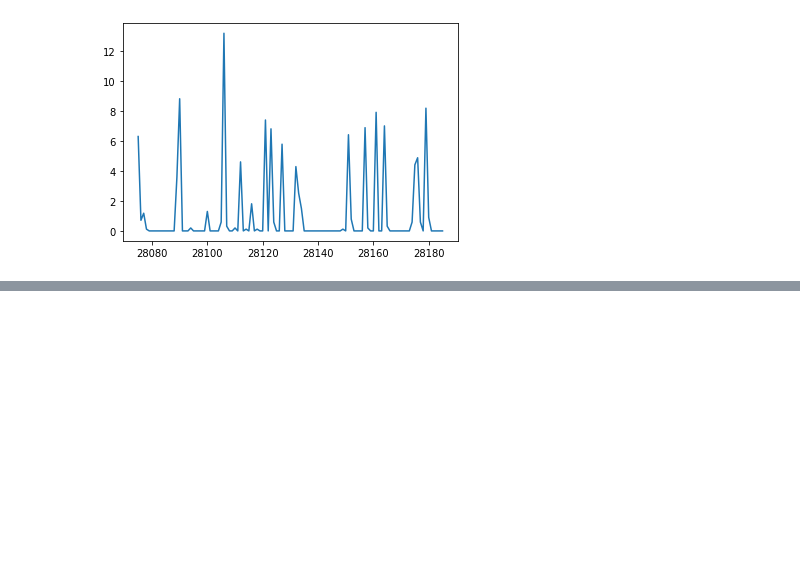
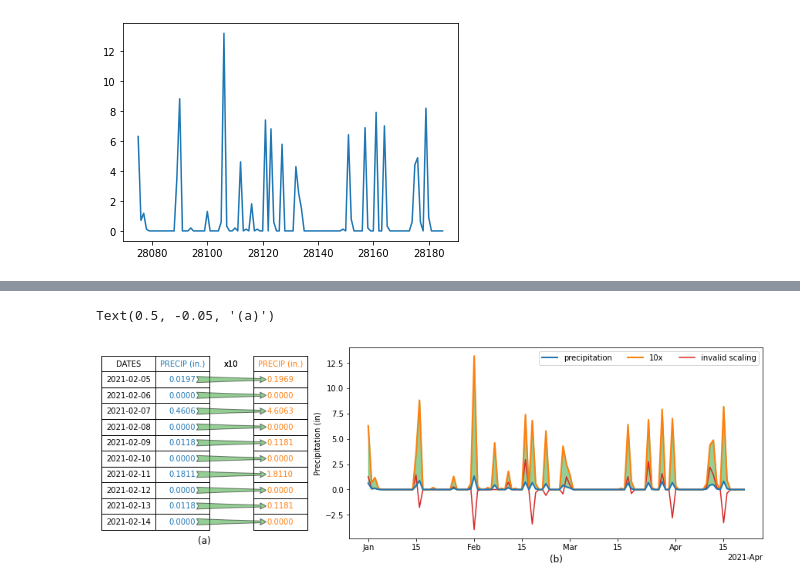
Before and after one commit to story645/proposal, a Jupyter notebook: figures/viz_equivariance.ipynb, the cells around one changed output, grey strips where cells are left out. Saved outputs shown, nothing was run; the diff lists cells and outputs as text; code cells hidden in the pictures; blank space fills up the shorter version.

```diff
--- a/figures/viz_equivariance.ipynb
+++ b/figures/viz_equivariance.ipynb
@@ -141,0 +142,49 @@ fig.savefig(proposal_path/"equivariant.png", dpi = 200)
+# %%
+gridspec_kw={'height_ratios':[1,3]}
+fig, axd = plt.subplot_mosaic([['table','time']],
+                              constrained_layout=True,
+                              gridspec_kw={'width_ratios':[1,2]},
+                              figsize=(12,4))
+#gridspec_kw={'width_ratios':}
+
+ocolor = 'tab:blue'
+scolor = 'tab:orange'
+gcolor = 'tab:green'
+table = ip.plot_table(axd['table'], dfs[['DATES', 'L1', 'PRCPI', 'L2']], ['k', ocolor, 'white', scolor],
+                        textcolor=None)
+#table_2 = ip.plot_table(axd['tab2'], dfs[['L2']], [scolor], textcolor=None)
+fig.canvas.draw()
+table[(0,1)].get_text().set_text('PRECIP (in.)')
+table[(0,3)].get_text().set_text('PRECIP (in.)')
+
+axd['time'].plot('DATES', 'PRCPI', data=nyjfk, color=ocolor, zorder=10, lw=2, label='precipitation')
+axd['time'].plot('DATES', 'PRCPI2', data=nyjfk, color=scolor, zorder=9, lw=2, label='10x')
+axd['time'].xaxis.set_major_formatter(mdates.ConciseDateFormatter(mdates.MonthLocator()))
+galpha = .5
+
+axd['time'].fill_between('DATES','PRCPI', 'PRCPI2', data=nyjfk, color=gcolor, alpha=galpha, zorder=5)
+axd['time'].plot('DATES', 'PRCPI3', data=nyjfk, color='tab:red', zorder=8, label='invalid scaling')
+table[0,2].visible_edges = 'vertical'
+table[0,2].get_text().set_text("x10")
+table[0,2].get_text().set_color('black')
+for i in range(1,len(dfs)+1):
+    table[i,2].visible_edges = 'vertical'
+    x1, y1 = ip.source_cell(table[i,1], ocolor, xr=.6)
+    x2, y2 = ip.source_cell(table[i,3], scolor, xr=.5)
+
+    arrow = mpatches.ConnectionPatch(xyA=(x1, y1), coordsA=axd['table'].transData,
+                                     xyB=(x2, y2), coordsB=axd['table'].transData,
+                                     arrowstyle="fancy", mutation_scale=20,
+                                     facecolor=gcolor, edgecolor='black', alpha=galpha)
+    fig.add_artist(arrow)
+
+axd['time'].legend(ncol=3)
+
+axd['time'].set_ylabel("Precipitation (in)")
+axd['time'].xaxis.set_label_position('bottom')
+axd['time'].set_xlabel("(b)", fontsize='large')
+axd['table'].set_title("(a)", y=-.05, fontsize='large')
+#fig.savefig(proposal_path/"equivariant.png", dpi = 200)
+# %% [output]
+Text(0.5, -0.05, '(a)')
+[figure, added]
```
Also changed, not shown: parts of 5 cells of this notebook, 2 other files.
